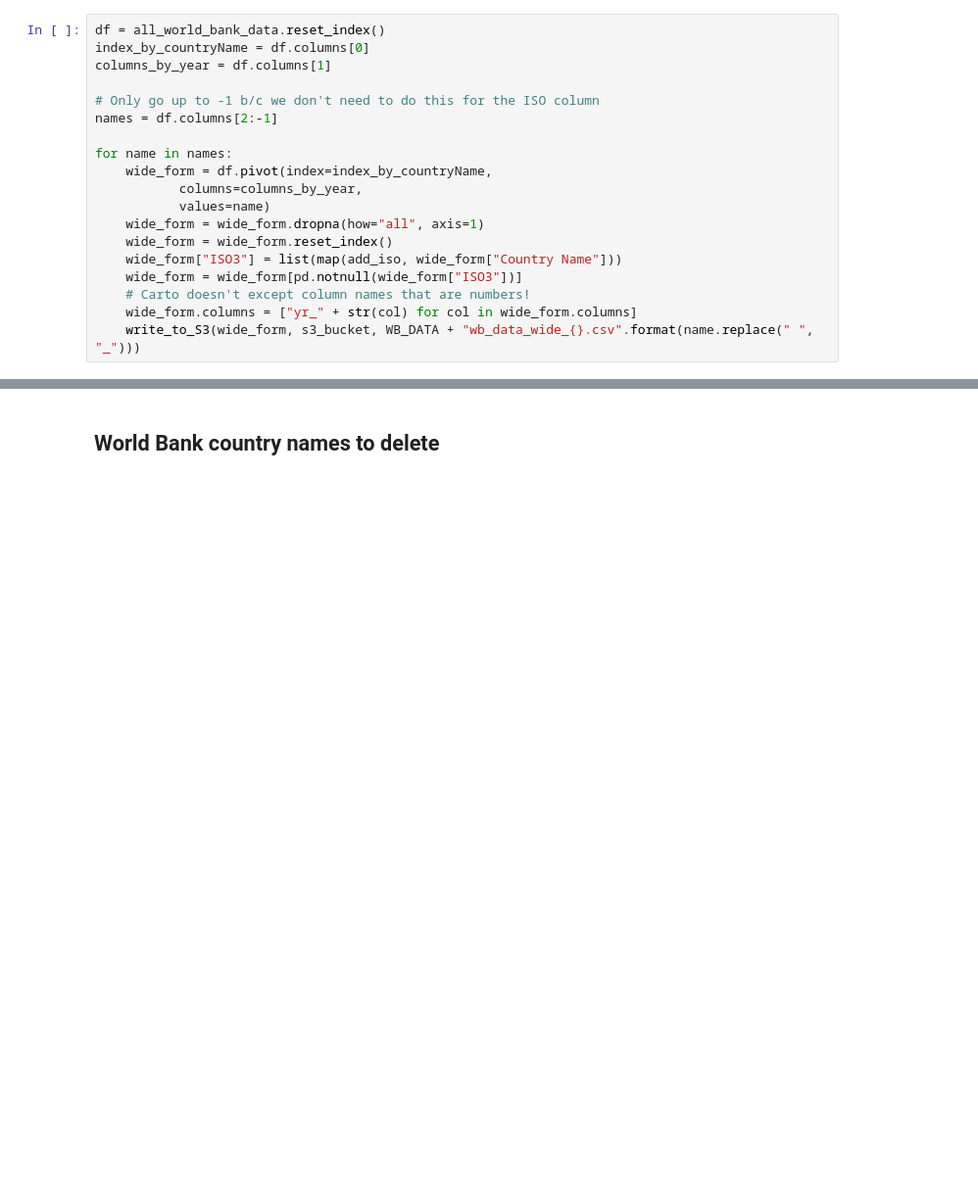
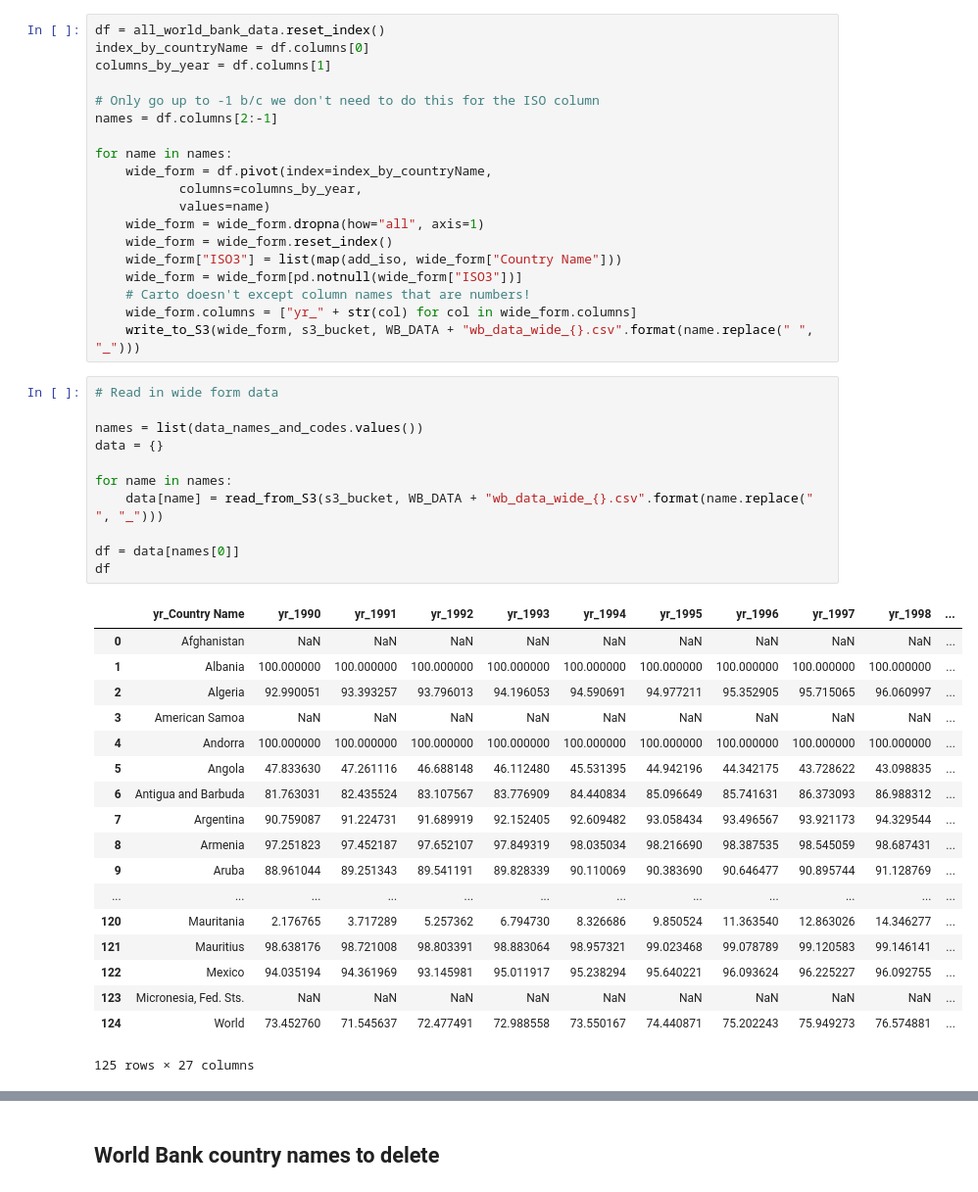
Before and after one commit to nsuberi/ResourceWatchCode, a Jupyter notebook: Notebooks for Exploring Specific Datasets/Converting between long and wide form - Carto.ipynb, the cells around one changed output, grey strips where cells are left out. Shown at 98% size. Saved outputs shown, nothing was run; the diff lists cells and outputs as text; blank space fills up the shorter version.

```diff
--- a/Notebooks for Exploring Specific Datasets/Converting between long and wide form - Carto.ipynb
+++ b/Notebooks for Exploring Specific Datasets/Converting between long and wide form - Carto.ipynb
@@ -154,3 +154,33 @@ for name in names:
     # Carto doesn't except column names that are numbers!
     wide_form.columns = ["yr_" + str(col) for col in wide_form.columns]
     write_to_S3(wide_form, s3_bucket, WB_DATA + "wb_data_wide_{}.csv".format(name.replace(" ", "_")))
+# %%
+# Read in wide form data
+
+names = list(data_names_and_codes.values())
+data = {}
+
+for name in names:
+    data[name] = read_from_S3(s3_bucket, WB_DATA + "wb_data_wide_{}.csv".format(name.replace(" ", "_")))
+
+df = data[names[0]]
+df
+# %% [output]
+|  | yr_Country Name | yr_1990 | yr_1991 | yr_1992 | yr_1993 | yr_1994 | yr_1995 | yr_1996 | yr_1997 | yr_1998 | ... |
+| 0 | Afghanistan | NaN | NaN | NaN | NaN | NaN | NaN | NaN | NaN | NaN | ... |
+| 1 | Albania | 100.000000 | 100.000000 | 100.000000 | 100.000000 | 100.000000 | 100.000000 | 100.000000 | 100.000000 | 100.000000 | ... |
+| 2 | Algeria | 92.990051 | 93.393257 | 93.796013 | 94.196053 | 94.590691 | 94.977211 | 95.352905 | 95.715065 | 96.060997 | ... |
+| 3 | American Samoa | NaN | NaN | NaN | NaN | NaN | NaN | NaN | NaN | NaN | ... |
+| 4 | Andorra | 100.000000 | 100.000000 | 100.000000 | 100.000000 | 100.000000 | 100.000000 | 100.000000 | 100.000000 | 100.000000 | ... |
+| 5 | Angola | 47.833630 | 47.261116 | 46.688148 | 46.112480 | 45.531395 | 44.942196 | 44.342175 | 43.728622 | 43.098835 | ... |
+| 6 | Antigua and Barbuda | 81.763031 | 82.435524 | 83.107567 | 83.776909 | 84.440834 | 85.096649 | 85.741631 | 86.373093 | 86.988312 | ... |
+| 7 | Argentina | 90.759087 | 91.224731 | 91.689919 | 92.152405 | 92.609482 | 93.058434 | 93.496567 | 93.921173 | 94.329544 | ... |
+| 8 | Armenia | 97.251823 | 97.452187 | 97.652107 | 97.849319 | 98.035034 | 98.216690 | 98.387535 | 98.545059 | 98.687431 | ... |
+| 9 | Aruba | 88.961044 | 89.251343 | 89.541191 | 89.828339 | 90.110069 | 90.383690 | 90.646477 | 90.895744 | 91.128769 | ... |
+| ... | ... | ... | ... | ... | ... | ... | ... | ... | ... | ... | ... |
+| 120 | Mauritania | 2.176765 | 3.717289 | 5.257362 | 6.794730 | 8.326686 | 9.850524 | 11.363540 | 12.863026 | 14.346277 | ... |
+| 121 | Mauritius | 98.638176 | 98.721008 | 98.803391 | 98.883064 | 98.957321 | 99.023468 | 99.078789 | 99.120583 | 99.146141 | ... |
+| 122 | Mexico | 94.035194 | 94.361969 | 93.145981 | 95.011917 | 95.238294 | 95.640221 | 96.093624 | 96.225227 | 96.092755 | ... |
+| 123 | Micronesia, Fed. Sts. | NaN | NaN | NaN | NaN | NaN | NaN | NaN | NaN | NaN | ... |
+| 124 | World | 73.452760 | 71.545637 | 72.477491 | 72.988558 | 73.550167 | 74.440871 | 75.202243 | 75.949273 | 76.574881 | ... |
+125 rows × 27 columns
```
Also changed, not shown: parts of 1 cell of this notebook, 5 other files.
